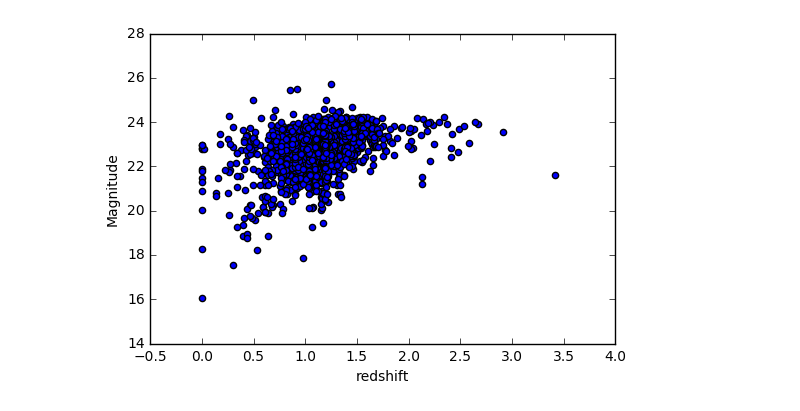
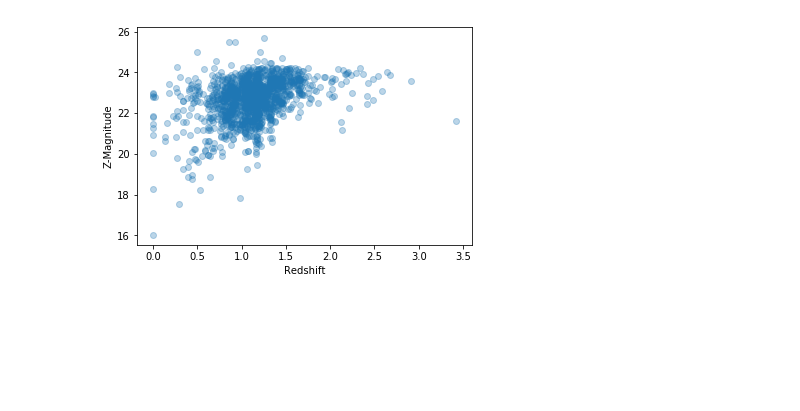
Before and after one commit to tplattner24/GoGreen, a Jupyter notebook: PracticeCats.ipynb, the cells around one changed output. Saved outputs shown, nothing was run; the diff lists cells and outputs as text; code cells hidden in the pictures; blank space fills up the shorter version.

```diff
--- a/PracticeCats.ipynb
+++ b/PracticeCats.ipynb
@@ -70,10 +78,10 @@ plt.show()
 # %%
+# To plot the z-magnitude against the redshift of the whole survey, do the following:
+
 igoodz = np.where(catdata['ZMAG_TOTAL']<40.)
-#m = catdata['ZMAG_TOTAL'][igoodz]
-#print(m)
-zmagVSred = plt.scatter(catdata['Redshift'][igoodz],catdata['ZMAG_TOTAL'][igoodz])
-zmagVSred = plt.xlabel('redshift')
-zmagVSred = plt.ylabel('Magnitude')
+zmagVSred = plt.scatter(catdata['Redshift'][igoodz],catdata['ZMAG_TOTAL'][igoodz], alpha = 0.3)
+zmagVSred = plt.xlabel('Redshift')
+zmagVSred = plt.ylabel('Z-Magnitude')
 plt.show()
 # %% [output]
-[figure, old version]
+[figure, new version]
```
Also changed, not shown: parts of 20 cells of this notebook.
